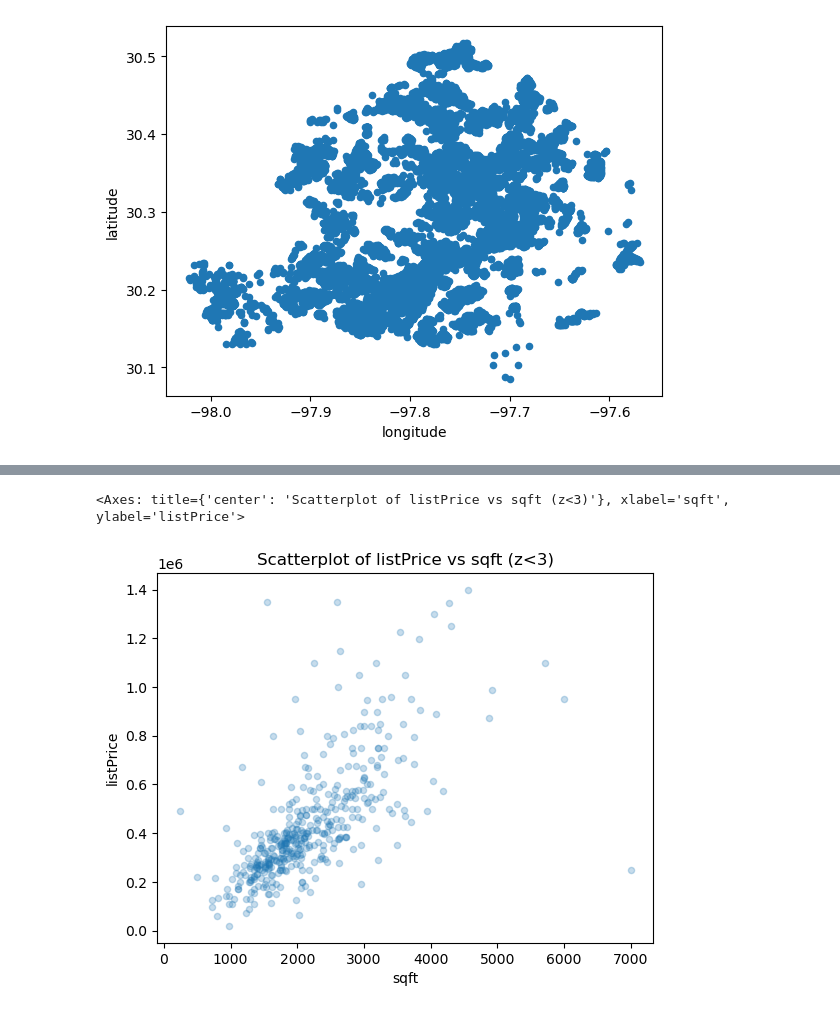
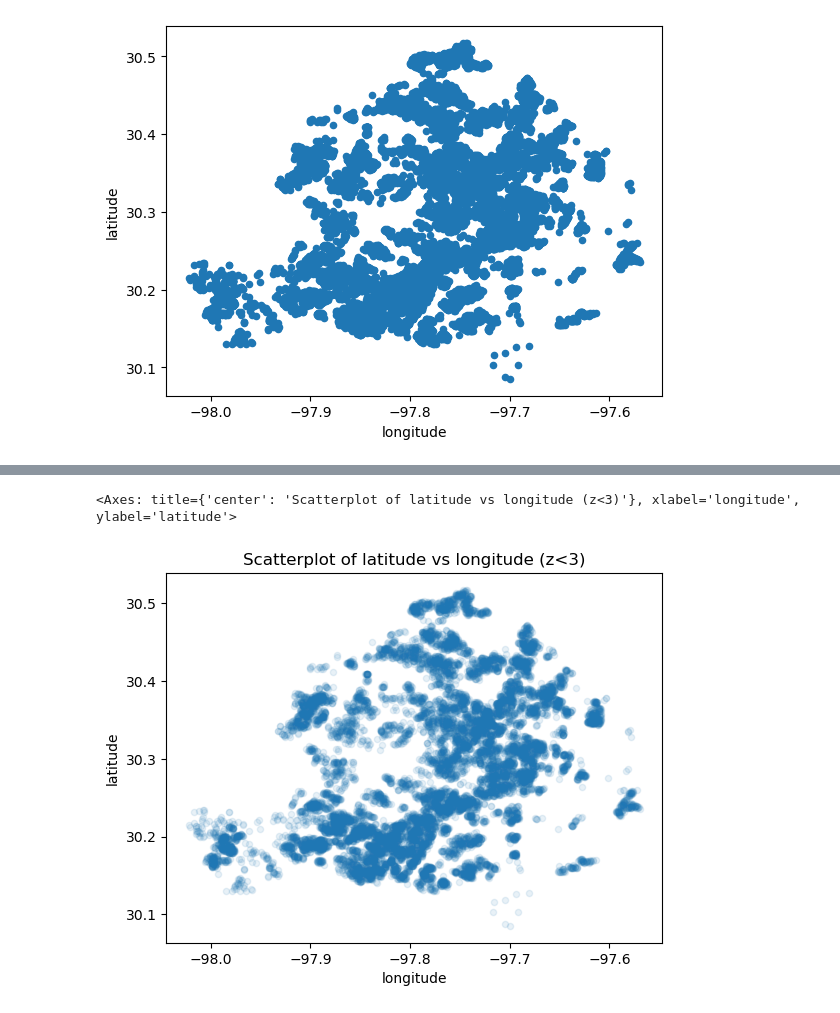
Before and after one commit to ojw92/HandsonML, a Jupyter notebook: ch2.ipynb, the cells around one changed output, grey strips where cells are left out. Saved outputs shown, nothing was run; the diff lists cells and outputs as text; code cells hidden in the pictures.

```diff
--- a/ch2.ipynb
+++ b/ch2.ipynb
@@ -324,23 +325,23 @@ df[
 # %%
 # Use z-score=3 to include points within 3 standard deviations (99.7%) from mean
 # Choose 68-95-99.7 as needed
 def scatter_without_outliers(df, x_col, y_col, z_thresh=3):
     """
     Plots a scatterplot without points whose z-score is above z_thresh in either axis
     """
     # Compute z-scores
     z_x = np.abs((df[x_col] - df[x_col].mean()) / df[x_col].std())
     z_y = np.abs((df[y_col] - df[y_col].mean()) / df[y_col].std())
 
     # Keep only points within z_thresh
     df_no_outliers = df[(z_x < z_thresh) & (z_y < z_thresh)]
 
-    return df_no_outliers.plot(kind='scatter', x=x_col, y=y_col, alpha=0.25,
-                               title=f"Scatterplot of listPrice vs sqft (z<{z_thresh})")
+    return df_no_outliers.plot(kind='scatter', x=x_col, y=y_col, alpha=0.1,
+                               title=f"Scatterplot of latitude vs longitude (z<{z_thresh})")
 
-scatter_without_outliers(df, 'sqft', 'listPrice', z_thresh=3)
+scatter_without_outliers(df, 'longitude', 'latitude', z_thresh=3)
 # %% [output]
-<Axes: title={'center': 'Scatterplot of listPrice vs sqft (z<3)'}, xlabel='sqft', ylabel='listPrice'>
+<Axes: title={'center': 'Scatterplot of latitude vs longitude (z<3)'}, xlabel='longitude', ylabel='latitude'>
-[figure, old version]
+[figure, new version]
 # %%
 # Including a 3rd & 4th dimensions of year_built & baths
```
Also changed, not shown: parts of 16 cells of this notebook.
